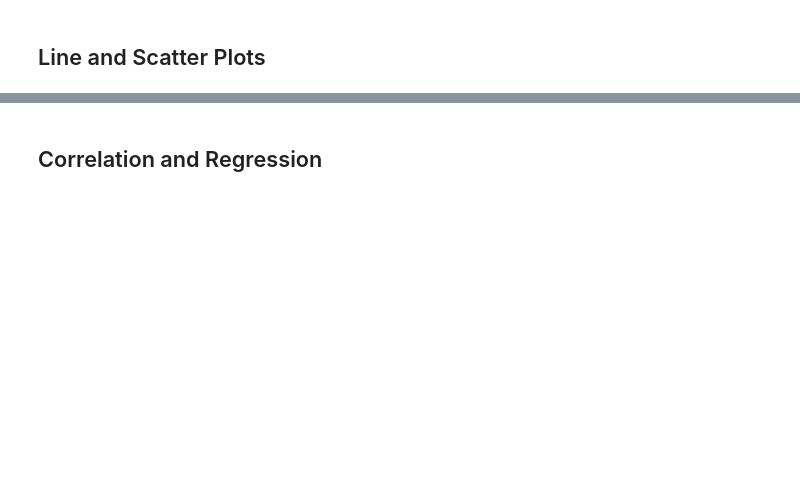
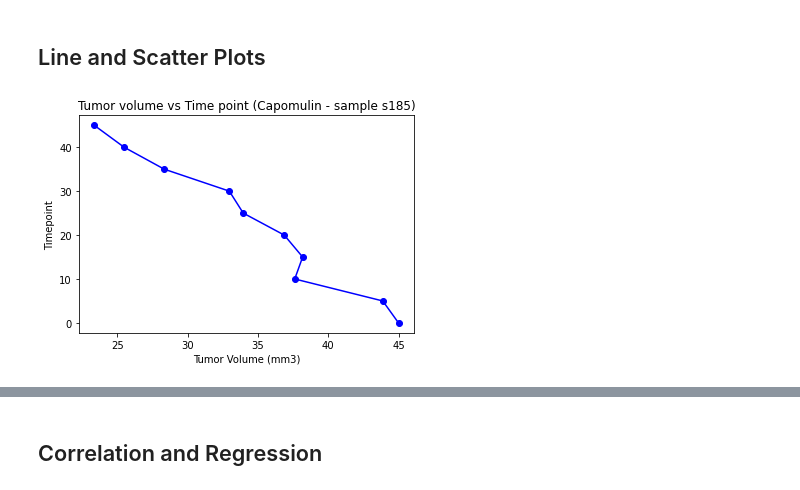
Before and after one commit to chaenii989/Matplotlib_Challenge, a Jupyter notebook: Pymaceuticals/pymaceuticals_starter.ipynb, the cells around one changed output, grey strips where cells are left out. Drawn from its saved outputs; the diff is of its cells as text; code cells hidden in the pictures; blank space fills up the shorter version.

```diff
--- a/Pymaceuticals/pymaceuticals_starter.ipynb
+++ b/Pymaceuticals/pymaceuticals_starter.ipynb
@@ -265,0 +309,16 @@ plt.show()
+# %%
+# Generate a line plot of tumor volume vs. time point for a mouse treated with Capomulin
+new_df = combined_data.loc[combined_data["Drug Regimen"]== "Capomulin"]
+#new_df['Mouse ID'].value_counts()
+
+sample_mouse = new_df.loc[new_df["Mouse ID"]=="s185"]
+
+plt.plot(sample_mouse['Tumor Volume (mm3)'], sample_mouse['Timepoint'], marker ='o', color='blue')
+
+plt.title("Tumor volume vs Time point (Capomulin - sample s185)")
+plt.xlabel("Tumor Volume (mm3)")
+plt.ylabel("Timepoint")
+
+plt.show()
+# %% [output]
+[figure, added]
```
Also changed, not shown: parts of 10 cells of this notebook.
